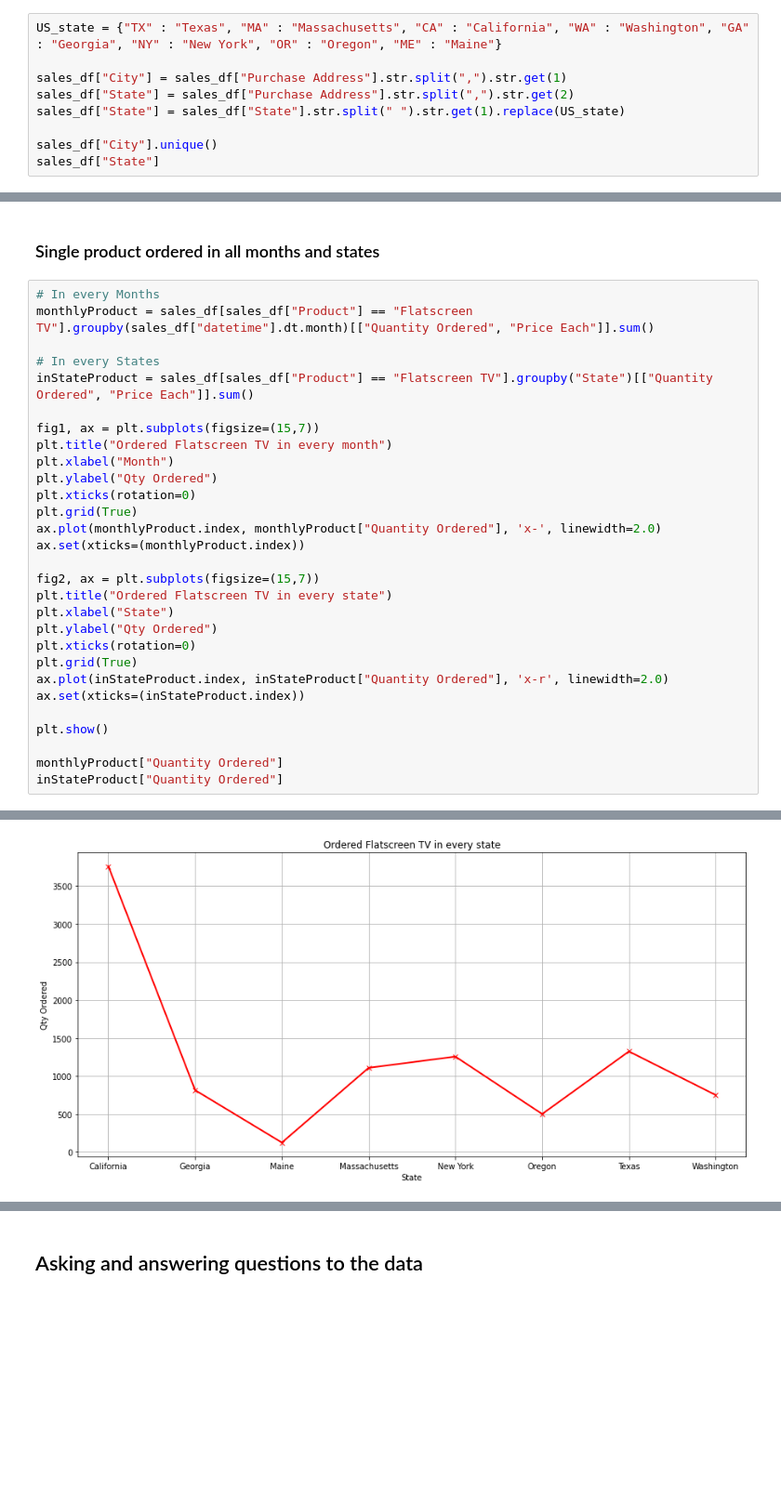
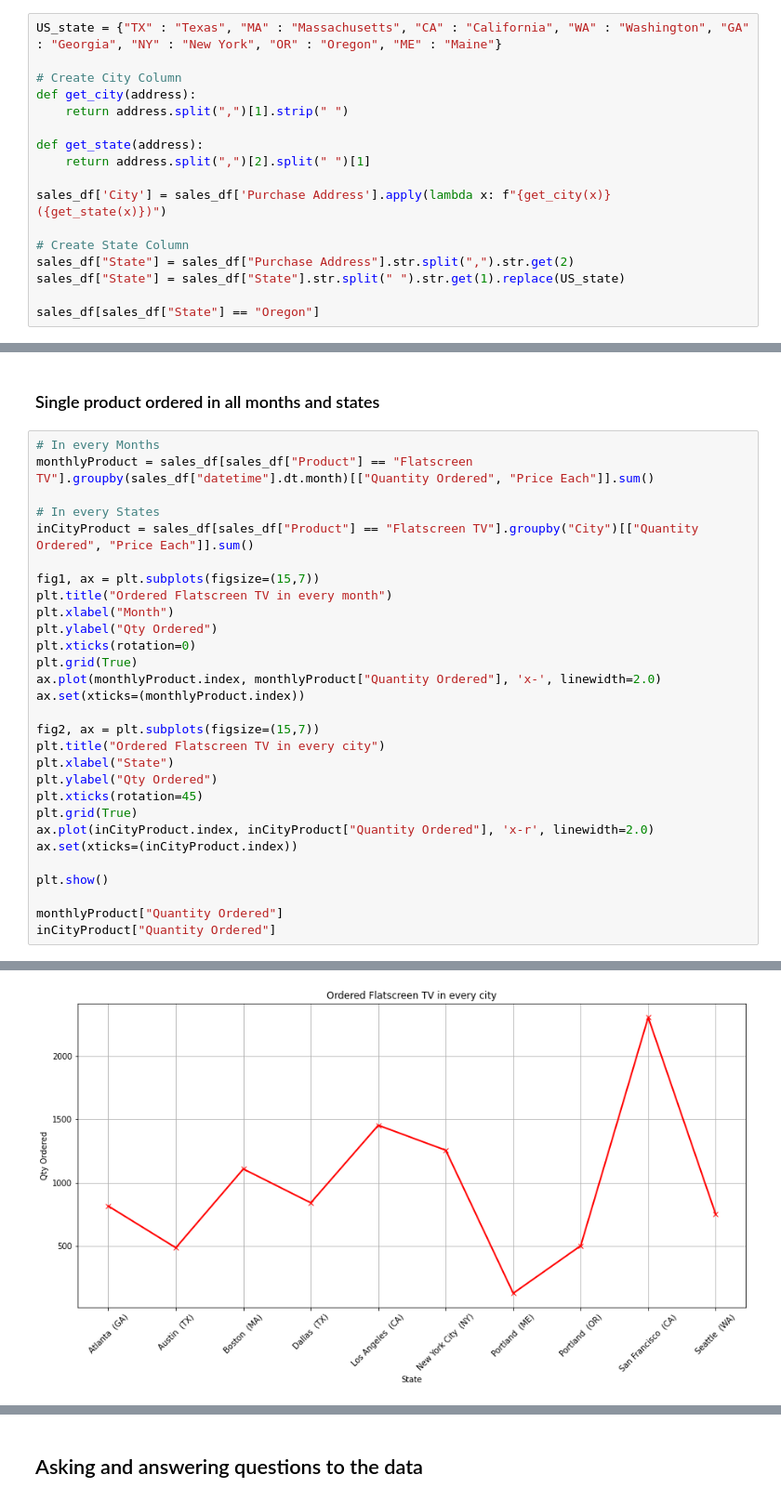
Before and after one commit to MuhammadYusron1/BigData-n-Analytics, a Jupyter notebook: electronics-store-sales-analysis/store_sales_analysis.ipynb, the cells around one changed output, grey strips where cells are left out. Shown at 93% size. Saved outputs shown, nothing was run; the diff lists cells and outputs as text; blank space fills up the shorter version.

Commit message:
2019 Sales Analysis

```diff
--- a/electronics-store-sales-analysis/store_sales_analysis.ipynb
+++ b/electronics-store-sales-analysis/store_sales_analysis.ipynb
@@ -159,10 +159,18 @@ memory usage: 22.7+ MB
 # %%
 US_state = {"TX" : "Texas", "MA" : "Massachusetts", "CA" : "California", "WA" : "Washington", "GA" : "Georgia", "NY" : "New York", "OR" : "Oregon", "ME" : "Maine"}
 
-sales_df["City"] = sales_df["Purchase Address"].str.split(",").str.get(1)
+# Create City Column
+def get_city(address):
+    return address.split(",")[1].strip(" ")
+
+def get_state(address):
+    return address.split(",")[2].split(" ")[1]
+
+sales_df['City'] = sales_df['Purchase Address'].apply(lambda x: f"{get_city(x)}  ({get_state(x)})")
+
+# Create State Column
 sales_df["State"] = sales_df["Purchase Address"].str.split(",").str.get(2)
 sales_df["State"] = sales_df["State"].str.split(" ").str.get(1).replace(US_state)
 
-sales_df["City"].unique()
-sales_df["State"]
+sales_df[sales_df["State"] == "Oregon"]
 # %% [output]
@@ -337,32 +347,32 @@ productStates
 # %%
 # In every Months
 monthlyProduct = sales_df[sales_df["Product"] == "Flatscreen TV"].groupby(sales_df["datetime"].dt.month)[["Quantity Ordered", "Price Each"]].sum()
 
 # In every States
-inStateProduct = sales_df[sales_df["Product"] == "Flatscreen TV"].groupby("State")[["Quantity Ordered", "Price Each"]].sum()
+inCityProduct = sales_df[sales_df["Product"] == "Flatscreen TV"].groupby("City")[["Quantity Ordered", "Price Each"]].sum()
 
 fig1, ax = plt.subplots(figsize=(15,7))
 plt.title("Ordered Flatscreen TV in every month")
 plt.xlabel("Month")
 plt.ylabel("Qty Ordered")
 plt.xticks(rotation=0)
 plt.grid(True)
 ax.plot(monthlyProduct.index, monthlyProduct["Quantity Ordered"], 'x-', linewidth=2.0)
 ax.set(xticks=(monthlyProduct.index))
 
 fig2, ax = plt.subplots(figsize=(15,7))
-plt.title("Ordered Flatscreen TV in every state")
+plt.title("Ordered Flatscreen TV in every city")
 plt.xlabel("State")
 plt.ylabel("Qty Ordered")
-plt.xticks(rotation=0)
+plt.xticks(rotation=45)
 plt.grid(True)
-ax.plot(inStateProduct.index, inStateProduct["Quantity Ordered"], 'x-r', linewidth=2.0)
-ax.set(xticks=(inStateProduct.index))
+ax.plot(inCityProduct.index, inCityProduct["Quantity Ordered"], 'x-r', linewidth=2.0)
+ax.set(xticks=(inCityProduct.index))
 
 plt.show()
 
 monthlyProduct["Quantity Ordered"]
-inStateProduct["Quantity Ordered"]
+inCityProduct["Quantity Ordered"]
 # %% [output]
 [figure]
-[figure, old version]
+[figure, new version]
```
Also changed, not shown: parts of 7 cells of this notebook.
